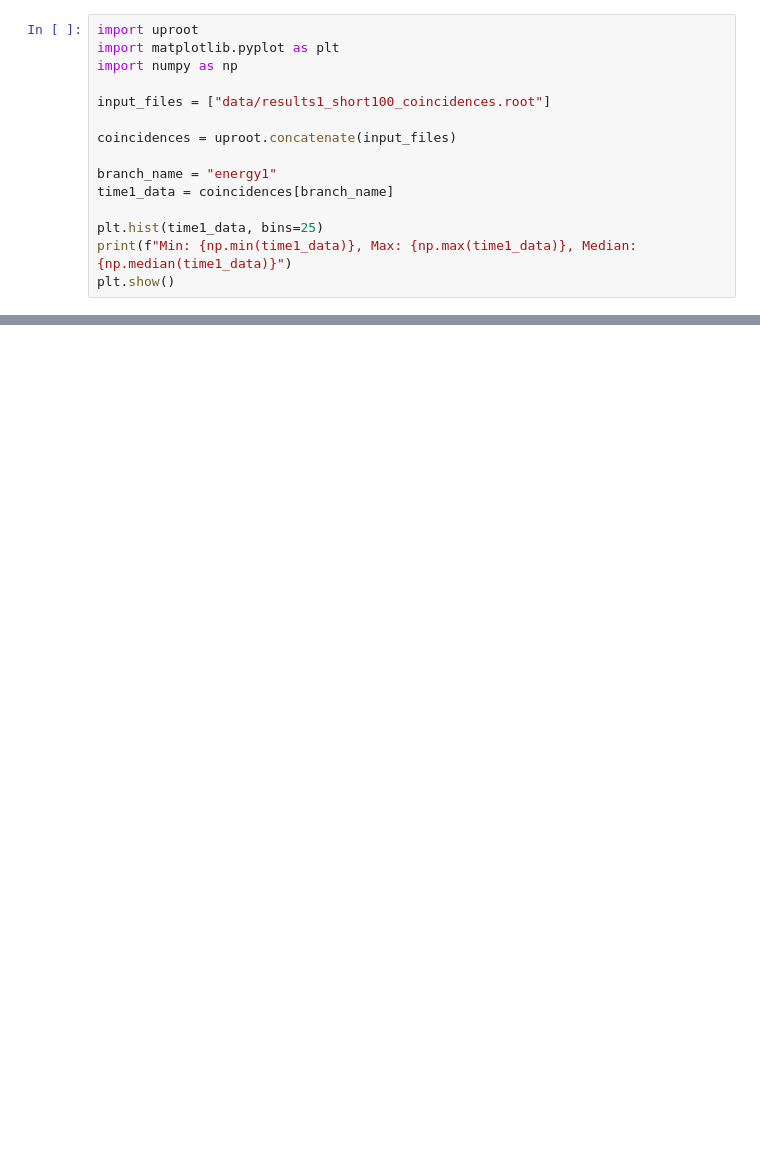
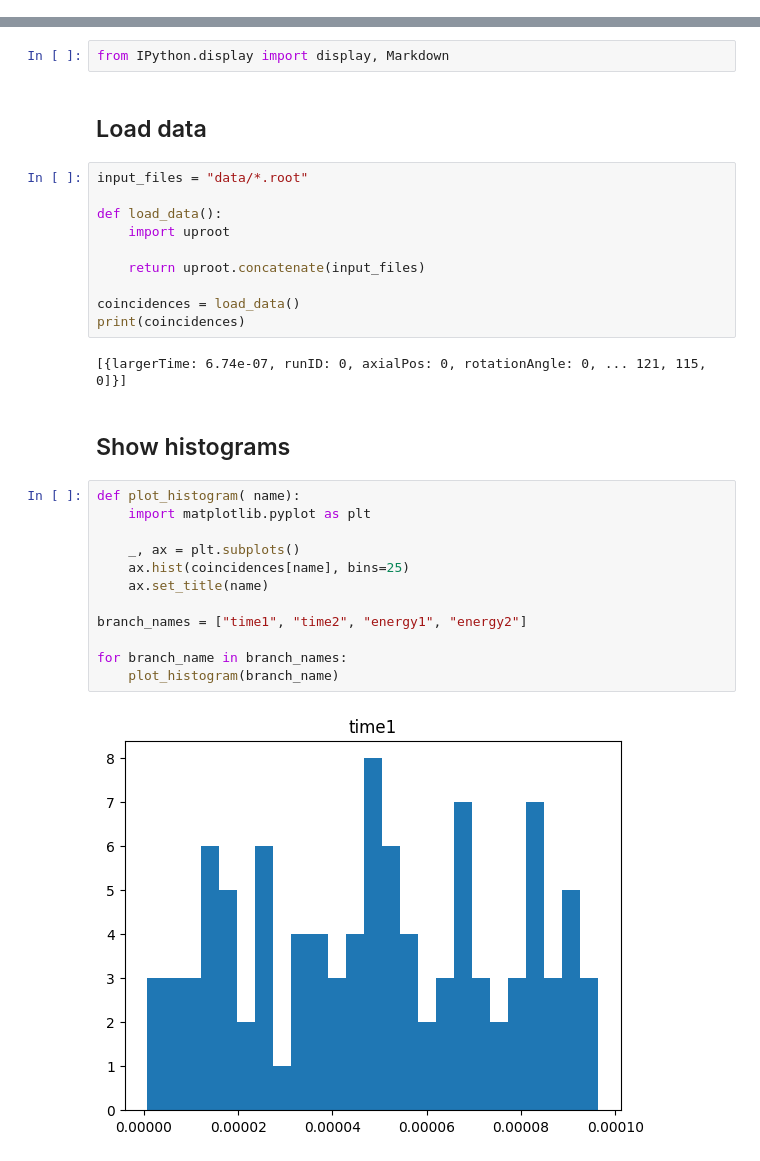
Before and after one commit to trybekd/root-exercise, a Jupyter notebook: exercise.ipynb, the cells around one changed output, grey strips where cells are left out. Drawn from its saved outputs; the diff is of its cells as text; blank space fills up the shorter version.

```diff
--- a/exercise.ipynb
+++ b/exercise.ipynb
@@ -1,15 +0,0 @@
-# %%
-import uproot
-import matplotlib.pyplot as plt
-import numpy as np
-
-input_files = ["data/results1_short100_coincidences.root"]
-
-coincidences = uproot.concatenate(input_files)
-
-branch_name = "energy1"
-time1_data = coincidences[branch_name]
-
-plt.hist(time1_data, bins=25)
-print(f"Min: {np.min(time1_data)}, Max: {np.max(time1_data)}, Median: {np.median(time1_data)}")
-plt.show()
@@ -18,0 +5,32 @@ Min: 0.2000238448381424, Max: 0.3718954622745514, Median: 0.27991482615470886
+# %%
+from IPython.display import display, Markdown
+# %% [markdown]
+## Load data
+# %%
+input_files = "data/*.root"
+
+def load_data():
+    import uproot
+
+    return uproot.concatenate(input_files)
+
+coincidences = load_data()
+print(coincidences)
+# %% [output]
+[{largerTime: 6.74e-07, runID: 0, axialPos: 0, rotationAngle: 0, ... 121, 115, 0]}]
+# %% [markdown]
+## Show histograms
+# %%
+def plot_histogram( name):
+    import matplotlib.pyplot as plt
+
+    _, ax = plt.subplots()
+    ax.hist(coincidences[name], bins=25)
+    ax.set_title(name)
+
+branch_names = ["time1", "time2", "energy1", "energy2"]
+
+for branch_name in branch_names:
+    plot_histogram(branch_name)
+# %% [output]
+[figure, added]
```
Also changed, not shown: parts of 10 cells of this notebook.
